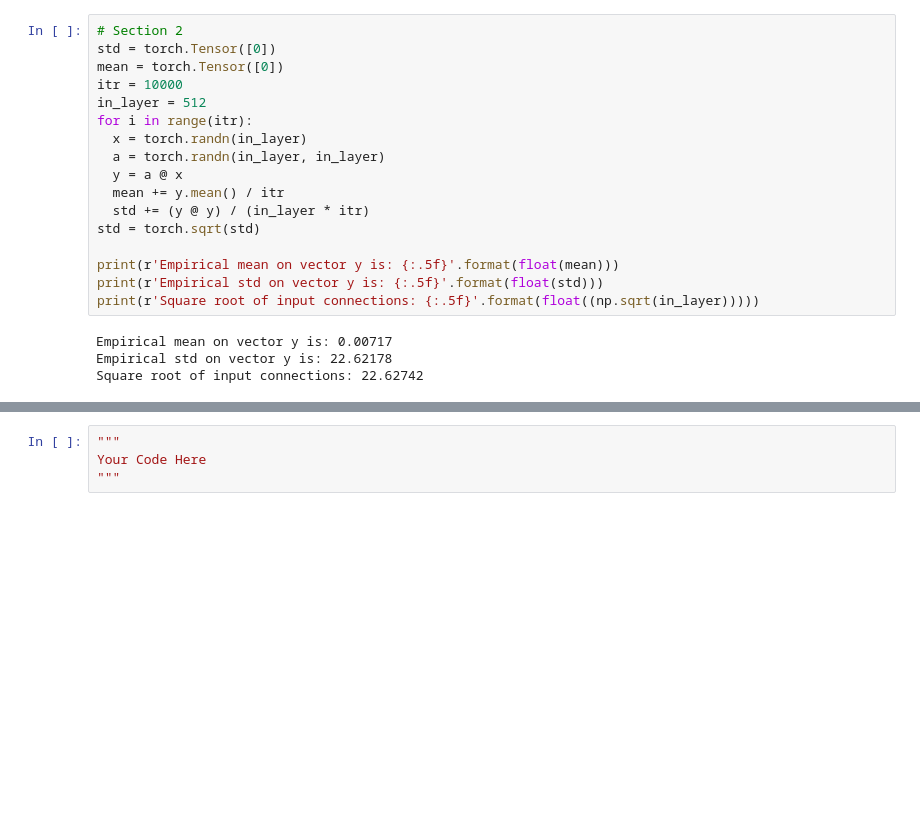
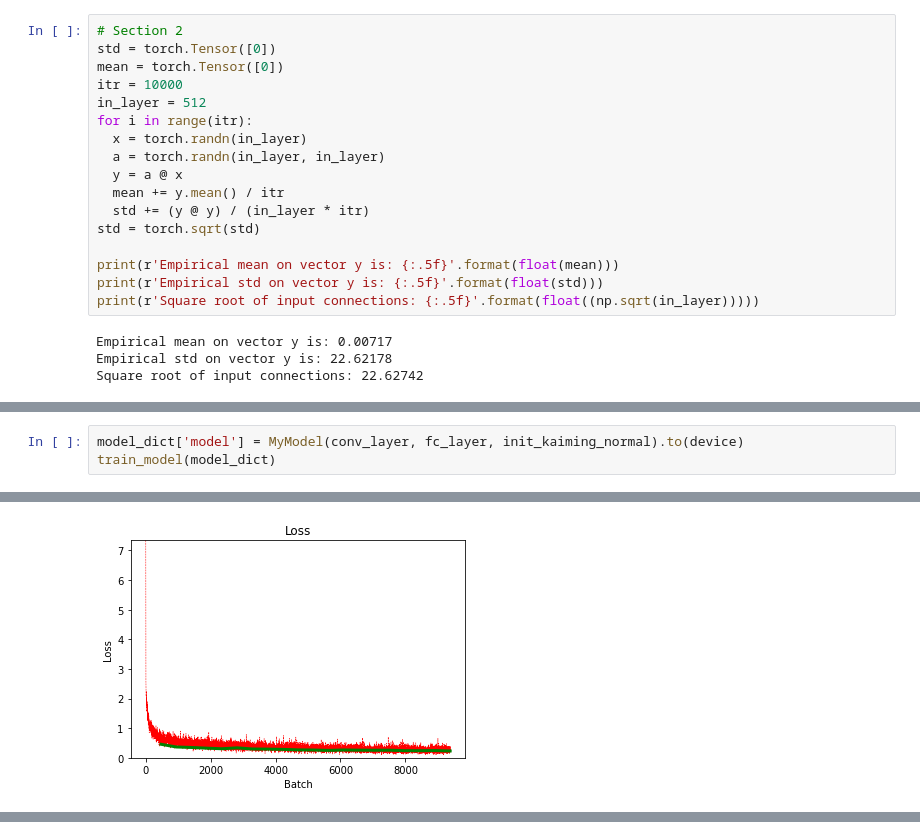
Before and after one commit to mocedon/EE-DL046211, a Jupyter notebook: HW2/ee046211_hw2_312775364.ipynb, the cells around one changed output, grey strips where cells are left out. Cells and saved outputs as stored; diff of their text form; blank space fills up the shorter version.

```diff
--- a/HW2/ee046211_hw2_312775364.ipynb
+++ b/HW2/ee046211_hw2_312775364.ipynb
@@ -373,0 +611,4 @@ Your Code Here
+# %%
+model_dict['model'] = MyModel(conv_layer, fc_layer, init_kaiming_normal).to(device)
+train_model(model_dict)
+# %% [output]
@@ -374,3 +632,4 @@ Your Code Here
+[figure, added]
 # %% [markdown]
 ### <img src="https://img.icons8.com/color/48/000000/code.png" style="height:50px;display:inline"> Task 3 - Design a CNN
 ---
@@ -398,7 +657,3 @@ SVHN is a real-world image dataset for developing machine learning and object re
     * You can use transformations available in `torchvision.transforms` as shown in the tutorial.
     * You are welcome to use <a href="https://kornia.github.io/">`kornia`</a> for the augmentations.
     * **Plot** the loss curves (and any other statistic you want) as a function of epochs/iterations.
-# %%
-"""
-Your Code Here
-"""
```
Also changed, not shown: parts of 16 cells of this notebook.
